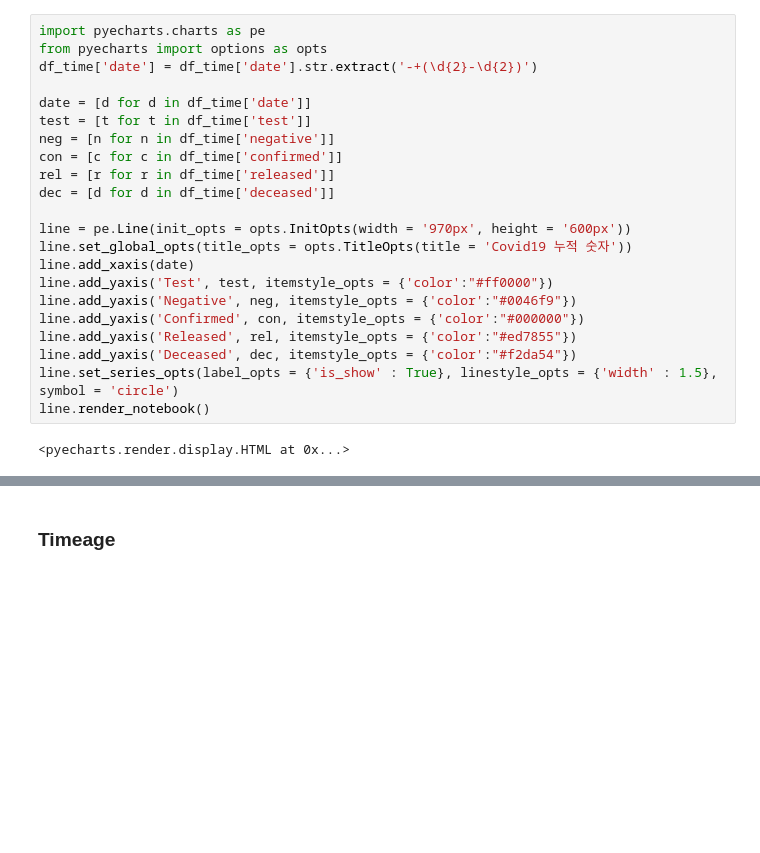
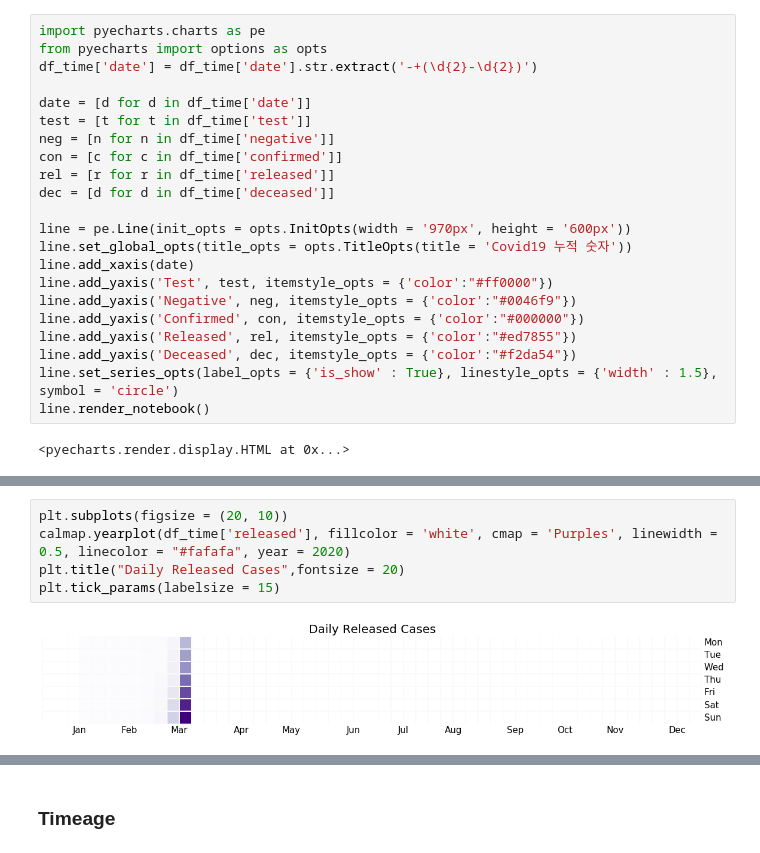
Before and after one commit to hodurie/Kaggle_Challenge, a Jupyter notebook: Covid19/Interactive_Plot.ipynb, the cells around one changed output, grey strips where cells are left out. Cells and saved outputs as stored; diff of their text form; blank space fills up the shorter version.

```diff
--- a/Covid19/Interactive_Plot.ipynb
+++ b/Covid19/Interactive_Plot.ipynb
@@ -228,0 +294,7 @@ line.render_notebook()
+# %%
+plt.subplots(figsize = (20, 10))
+calmap.yearplot(df_time['released'], fillcolor = 'white', cmap = 'Purples', linewidth = 0.5, linecolor = "#fafafa", year = 2020)
+plt.title("Daily Released Cases",fontsize = 20)
+plt.tick_params(labelsize = 15)
+# %% [output]
+[figure, added]
```
Also changed, not shown: parts of 10 cells of this notebook.
